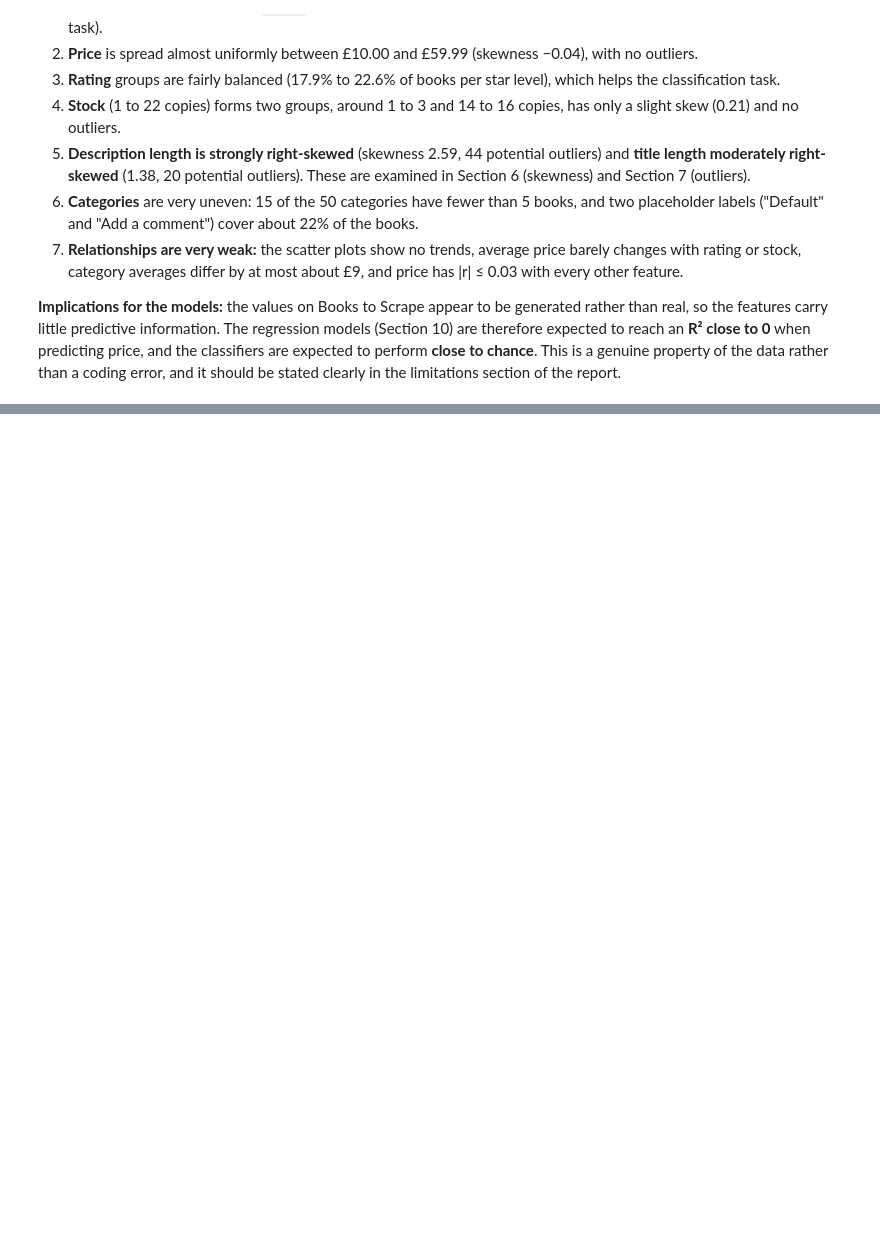
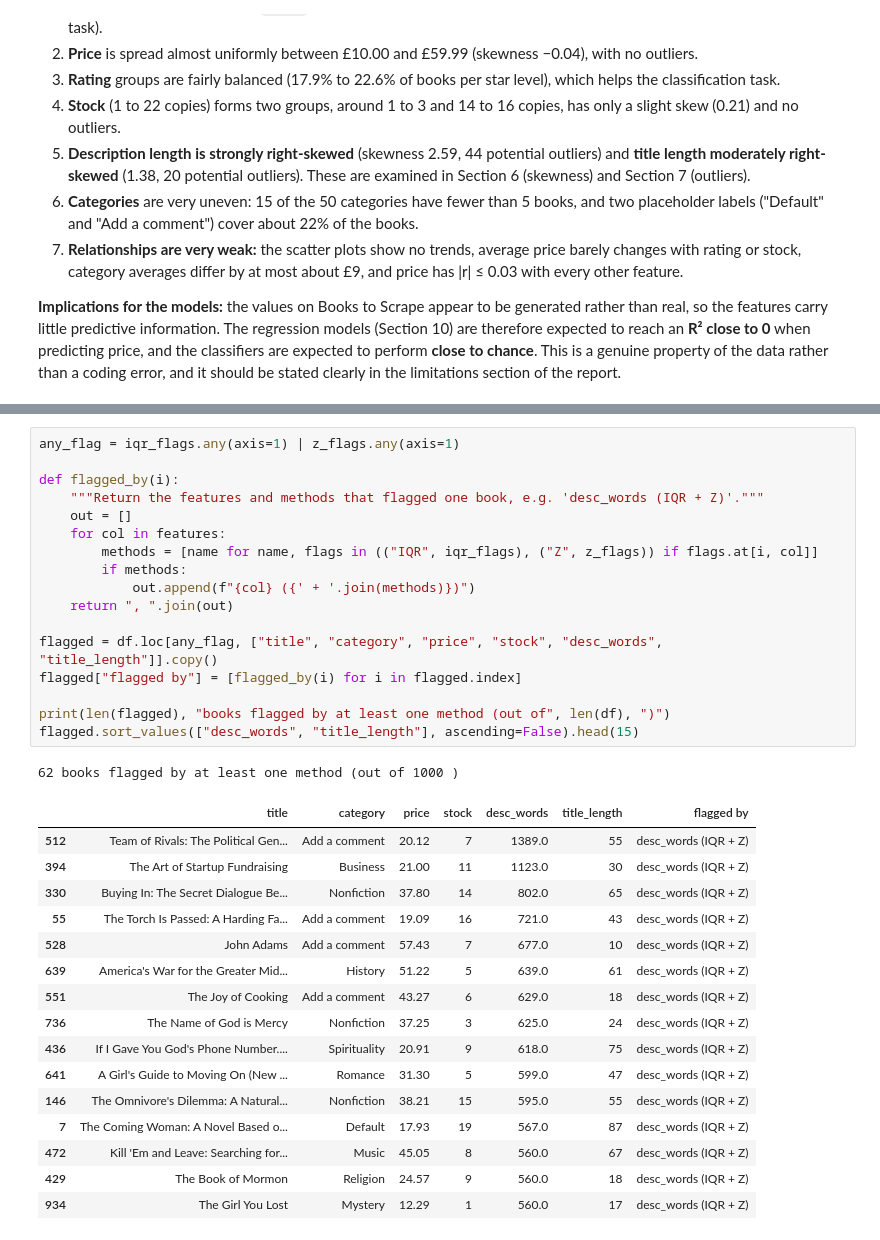
Before and after one commit to Sufwan499/E-CommerceProject_L250035, a Jupyter notebook: PFAI_Project_25L_0035.ipynb, the cells around one changed output, grey strips where cells are left out. Saved outputs shown, nothing was run; the diff lists cells and outputs as text; blank space fills up the shorter version.

```diff
--- a/PFAI_Project_25L_0035.ipynb
+++ b/PFAI_Project_25L_0035.ipynb
@@ -1001,0 +1239,35 @@ pairs.reindex(pairs.abs().sort_values(ascending=False).index).round(3).to_frame(
+# %%
+any_flag = iqr_flags.any(axis=1) | z_flags.any(axis=1)
+
+def flagged_by(i):
+    """Return the features and methods that flagged one book, e.g. 'desc_words (IQR + Z)'."""
+    out = []
+    for col in features:
+        methods = [name for name, flags in (("IQR", iqr_flags), ("Z", z_flags)) if flags.at[i, col]]
+        if methods:
+            out.append(f"{col} ({' + '.join(methods)})")
+    return ", ".join(out)
+
+flagged = df.loc[any_flag, ["title", "category", "price", "stock", "desc_words", "title_length"]].copy()
+flagged["flagged by"] = [flagged_by(i) for i in flagged.index]
+
+print(len(flagged), "books flagged by at least one method (out of", len(df), ")")
+flagged.sort_values(["desc_words", "title_length"], ascending=False).head(15)
+# %% [output]
+62 books flagged by at least one method (out of 1000 )
+|  | title | category | price | stock | desc_words | title_length | flagged by |
+| 512 | Team of Rivals: The Political Gen... | Add a comment | 20.12 | 7 | 1389.0 | 55 | desc_words (IQR + Z) |
+| 394 | The Art of Startup Fundraising | Business | 21.00 | 11 | 1123.0 | 30 | desc_words (IQR + Z) |
+| 330 | Buying In: The Secret Dialogue Be... | Nonfiction | 37.80 | 14 | 802.0 | 65 | desc_words (IQR + Z) |
+| 55 | The Torch Is Passed: A Harding Fa... | Add a comment | 19.09 | 16 | 721.0 | 43 | desc_words (IQR + Z) |
+| 528 | John Adams | Add a comment | 57.43 | 7 | 677.0 | 10 | desc_words (IQR + Z) |
+| 639 | America's War for the Greater Mid... | History | 51.22 | 5 | 639.0 | 61 | desc_words (IQR + Z) |
+| 551 | The Joy of Cooking | Add a comment | 43.27 | 6 | 629.0 | 18 | desc_words (IQR + Z) |
+| 736 | The Name of God is Mercy | Nonfiction | 37.25 | 3 | 625.0 | 24 | desc_words (IQR + Z) |
+| 436 | If I Gave You God's Phone Number.... | Spirituality | 20.91 | 9 | 618.0 | 75 | desc_words (IQR + Z) |
+| 641 | A Girl's Guide to Moving On (New ... | Romance | 31.30 | 5 | 599.0 | 47 | desc_words (IQR + Z) |
+| 146 | The Omnivore's Dilemma: A Natural... | Nonfiction | 38.21 | 15 | 595.0 | 55 | desc_words (IQR + Z) |
+| 7 | The Coming Woman: A Novel Based o... | Default | 17.93 | 19 | 567.0 | 87 | desc_words (IQR + Z) |
+| 472 | Kill 'Em and Leave: Searching for... | Music | 45.05 | 8 | 560.0 | 67 | desc_words (IQR + Z) |
+| 429 | The Book of Mormon | Religion | 24.57 | 9 | 560.0 | 18 | desc_words (IQR + Z) |
+| 934 | The Girl You Lost | Mystery | 12.29 | 1 | 560.0 | 17 | desc_words (IQR + Z) |
```
Also changed, not shown: parts of 33 cells of this notebook.
